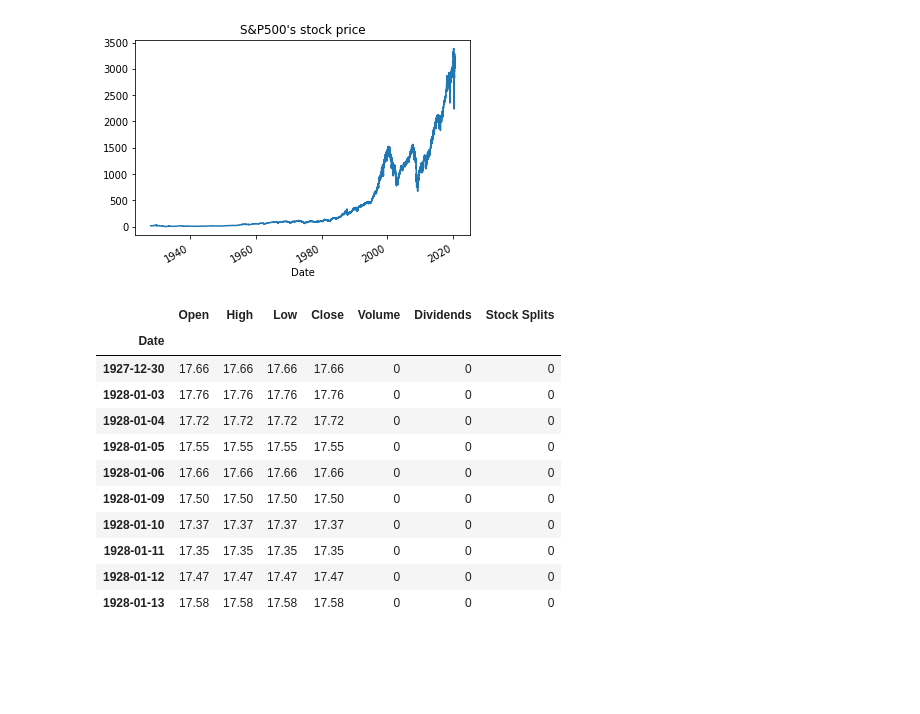
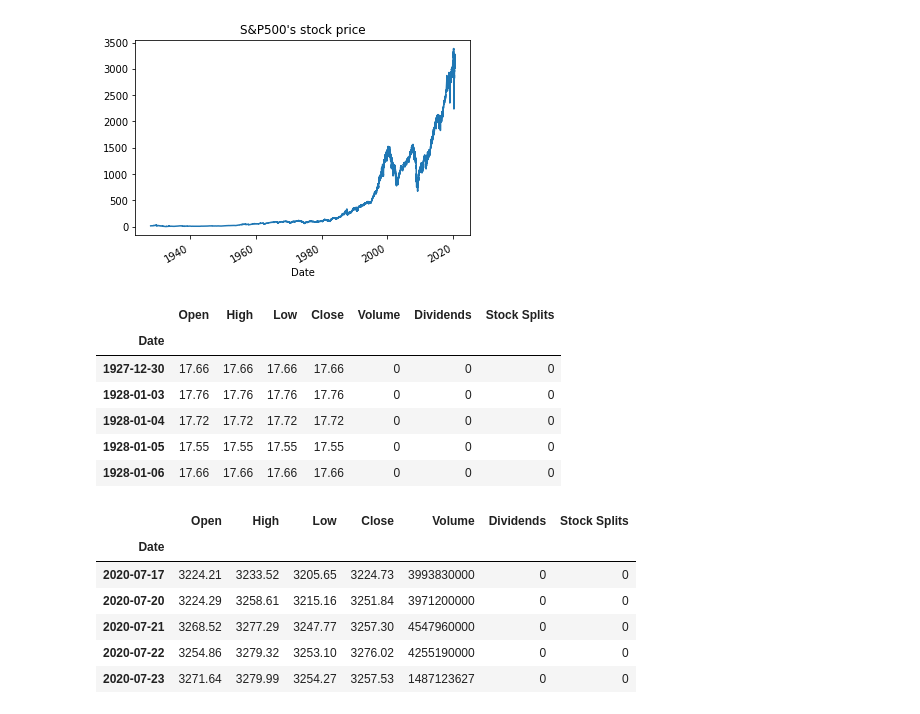
Before and after one commit to aghelinejad/MLOps-StockPrediction, a Jupyter notebook: Base-Model-V1.ipynb, the cells around one changed output. Saved outputs shown, nothing was run; the diff lists cells and outputs as text; code cells hidden in the pictures; blank space fills up the shorter version.

```diff
--- a/Base-Model-V1.ipynb
+++ b/Base-Model-V1.ipynb
@@ -16,20 +16,25 @@ SP500_df['Close'].plot(title="S&P500's stock price")
 <matplotlib.axes._subplots.AxesSubplot at 0x...>
 [figure]
 # %%
-SP500_df.head(10)
+SP500_df.head()
 # %% [output]
 |  | Open | High | Low | Close | Volume | Dividends | Stock Splits |
 | Date |  |  |  |  |  |  |  |
 | 1927-12-30 | 17.66 | 17.66 | 17.66 | 17.66 | 0 | 0 | 0 |
 | 1928-01-03 | 17.76 | 17.76 | 17.76 | 17.76 | 0 | 0 | 0 |
 | 1928-01-04 | 17.72 | 17.72 | 17.72 | 17.72 | 0 | 0 | 0 |
 | 1928-01-05 | 17.55 | 17.55 | 17.55 | 17.55 | 0 | 0 | 0 |
 | 1928-01-06 | 17.66 | 17.66 | 17.66 | 17.66 | 0 | 0 | 0 |
-| 1928-01-09 | 17.50 | 17.50 | 17.50 | 17.50 | 0 | 0 | 0 |
-| 1928-01-10 | 17.37 | 17.37 | 17.37 | 17.37 | 0 | 0 | 0 |
-| 1928-01-11 | 17.35 | 17.35 | 17.35 | 17.35 | 0 | 0 | 0 |
-| 1928-01-12 | 17.47 | 17.47 | 17.47 | 17.47 | 0 | 0 | 0 |
-| 1928-01-13 | 17.58 | 17.58 | 17.58 | 17.58 | 0 | 0 | 0 |
+# %%
+SP500_df.tail()
+# %% [output]
+|  | Open | High | Low | Close | Volume | Dividends | Stock Splits |
+| Date |  |  |  |  |  |  |  |
+| 2020-07-17 | 3224.21 | 3233.52 | 3205.65 | 3224.73 | 3993830000 | 0 | 0 |
+| 2020-07-20 | 3224.29 | 3258.61 | 3215.16 | 3251.84 | 3971200000 | 0 | 0 |
+| 2020-07-21 | 3268.52 | 3277.29 | 3247.77 | 3257.30 | 4547960000 | 0 | 0 |
+| 2020-07-22 | 3254.86 | 3279.32 | 3253.10 | 3276.02 | 4255190000 | 0 | 0 |
+| 2020-07-23 | 3271.64 | 3279.99 | 3254.27 | 3257.53 | 1487123627 | 0 | 0 |
 # %%
 SP500_df.shape
 # %% [output]
```
Also changed, not shown: parts of 15 cells of this notebook, 1 other file.
